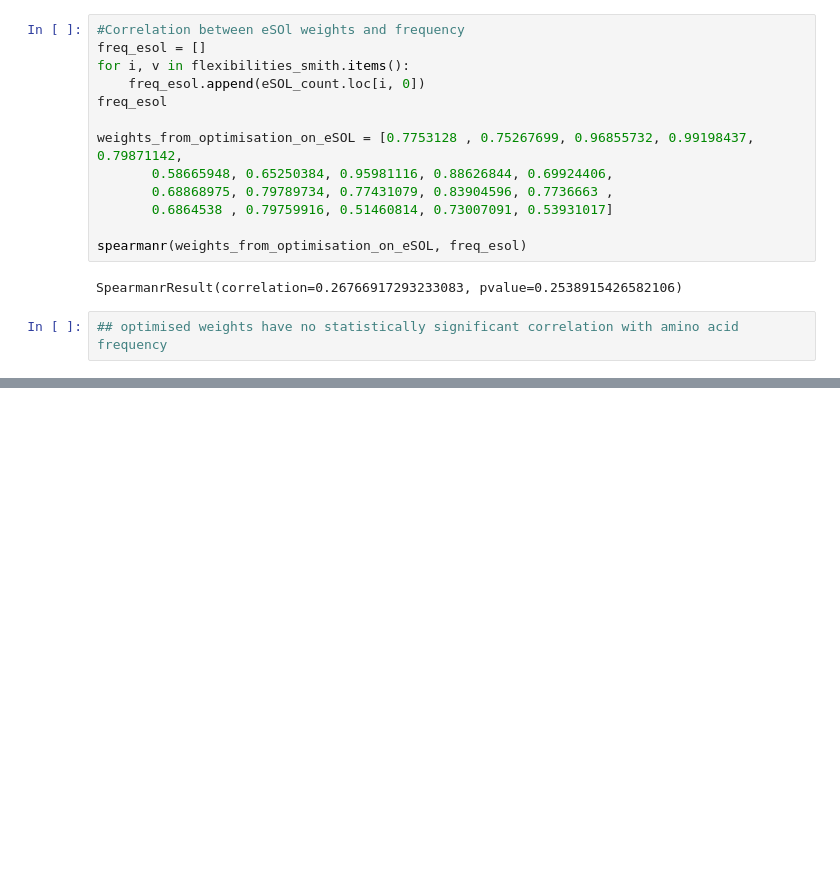
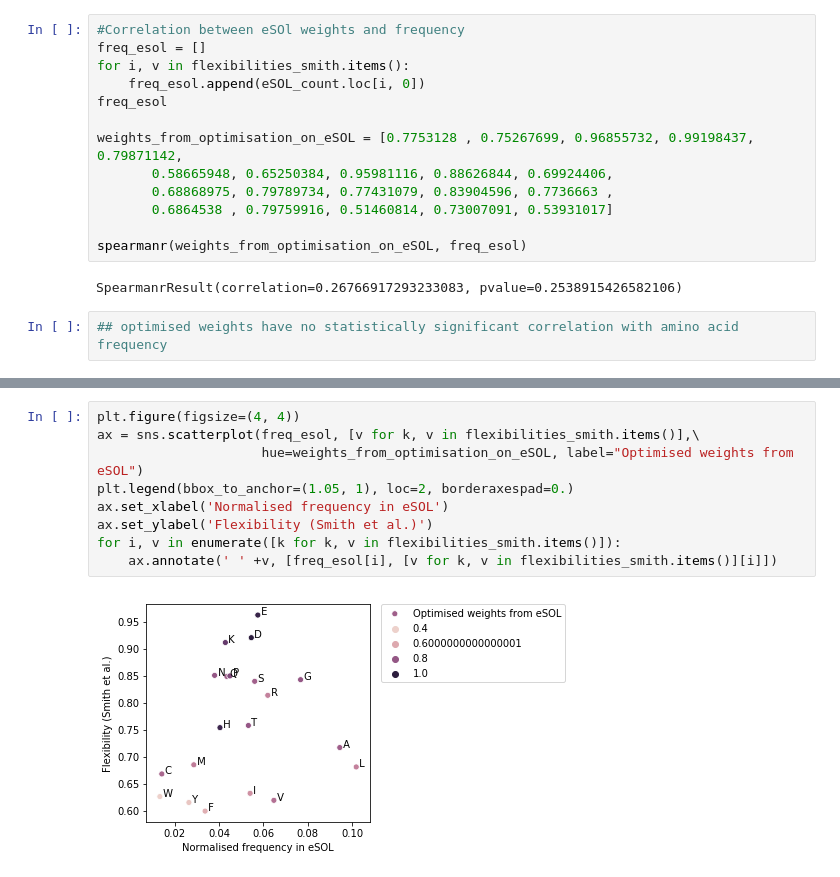
Before and after one commit to Gardner-BinfLab/SoDoPE_paper_2020, a Jupyter notebook: Bit_scores.ipynb, the cells around one changed output, grey strips where cells are left out. Cells and saved outputs as stored; diff of their text form; blank space fills up the shorter version.

```diff
--- a/Bit_scores.ipynb
+++ b/Bit_scores.ipynb
@@ -167,0 +180,11 @@ SpearmanrResult(correlation=0.26766917293233083, pvalue=0.2538915426582106)
+# %%
+plt.figure(figsize=(4, 4))
+ax = sns.scatterplot(freq_esol, [v for k, v in flexibilities_smith.items()],\
+                     hue=weights_from_optimisation_on_eSOL, label="Optimised weights from eSOL")
+plt.legend(bbox_to_anchor=(1.05, 1), loc=2, borderaxespad=0.)
+ax.set_xlabel('Normalised frequency in eSOL')
+ax.set_ylabel('Flexibility (Smith et al.)')
+for i, v in enumerate([k for k, v in flexibilities_smith.items()]):
+    ax.annotate(' ' +v, [freq_esol[i], [v for k, v in flexibilities_smith.items()][i]])
+# %% [output]
+[figure, added]
```
Also changed, not shown: parts of 3 cells of this notebook.
